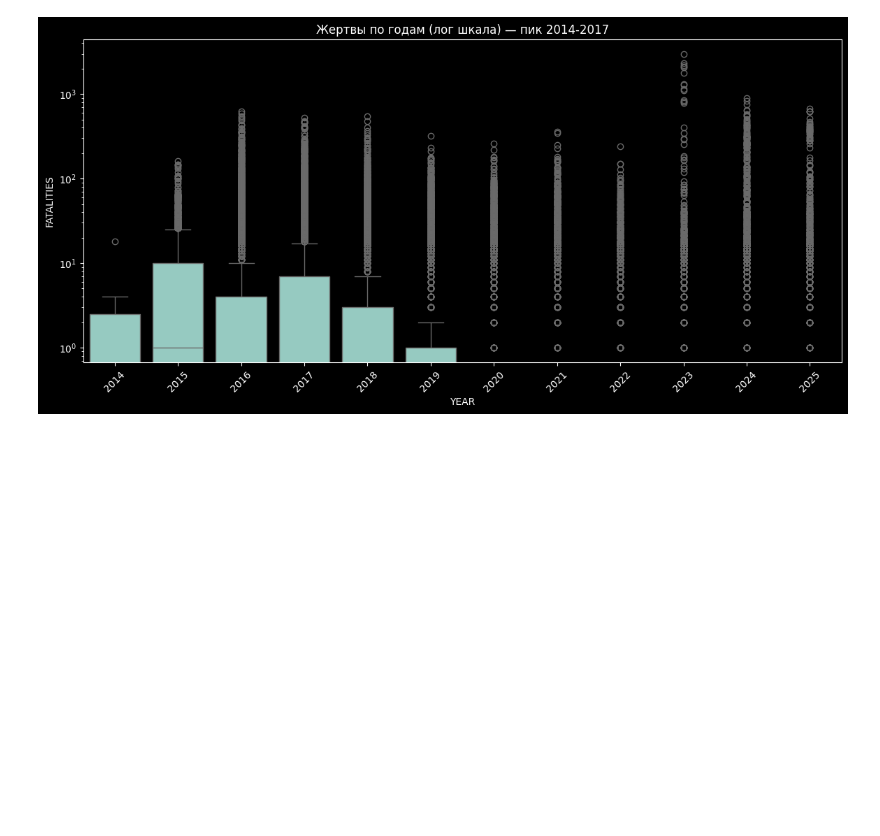
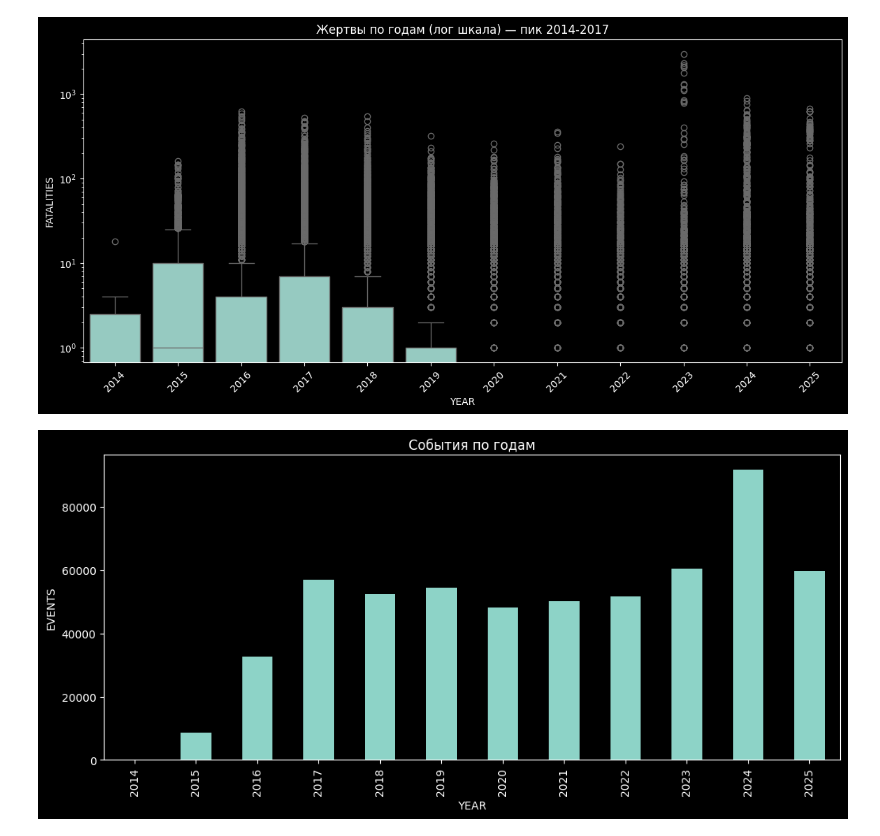
Before and after one commit to alxr33dd/middle_east, a Jupyter notebook: middle_east.ipynb, the cells around one changed output. Saved outputs shown, nothing was run; the diff lists cells and outputs as text; code cells hidden in the pictures; blank space fills up the shorter version.

Commit message:
Plot total number of events per year as bar chart

```diff
--- a/middle_east.ipynb
+++ b/middle_east.ipynb
@@ -81,3 +81,12 @@ plt.xticks(rotation=45)
 plt.show()
 # %% [output]
 [figure]
+# %%
+# 3
+plt.figure(figsize=(12,5))
+df.groupby('YEAR')['EVENTS'].sum().plot(kind='bar')
+plt.title('События по годам')
+plt.ylabel('EVENTS')
+plt.show()
+# %% [output]
+[figure, added]
```
